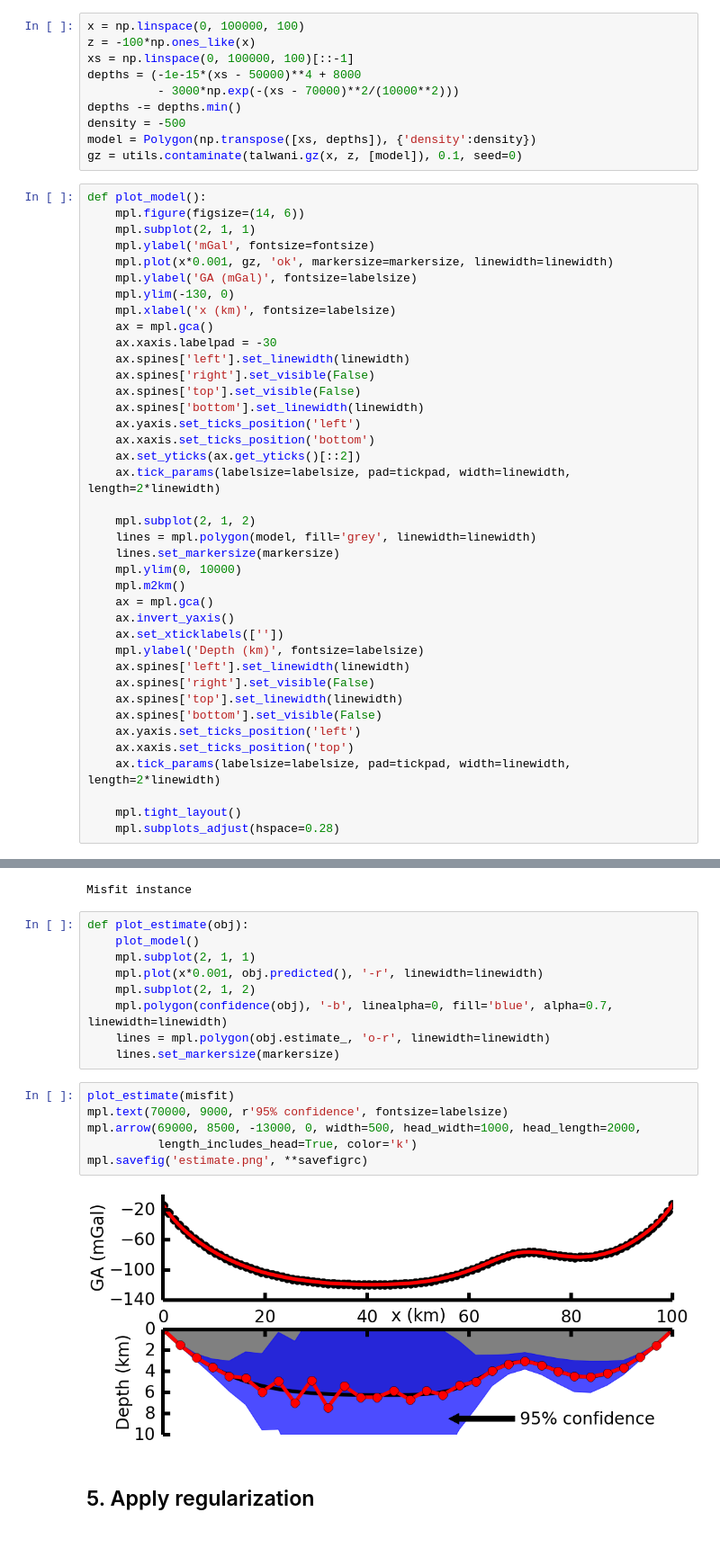
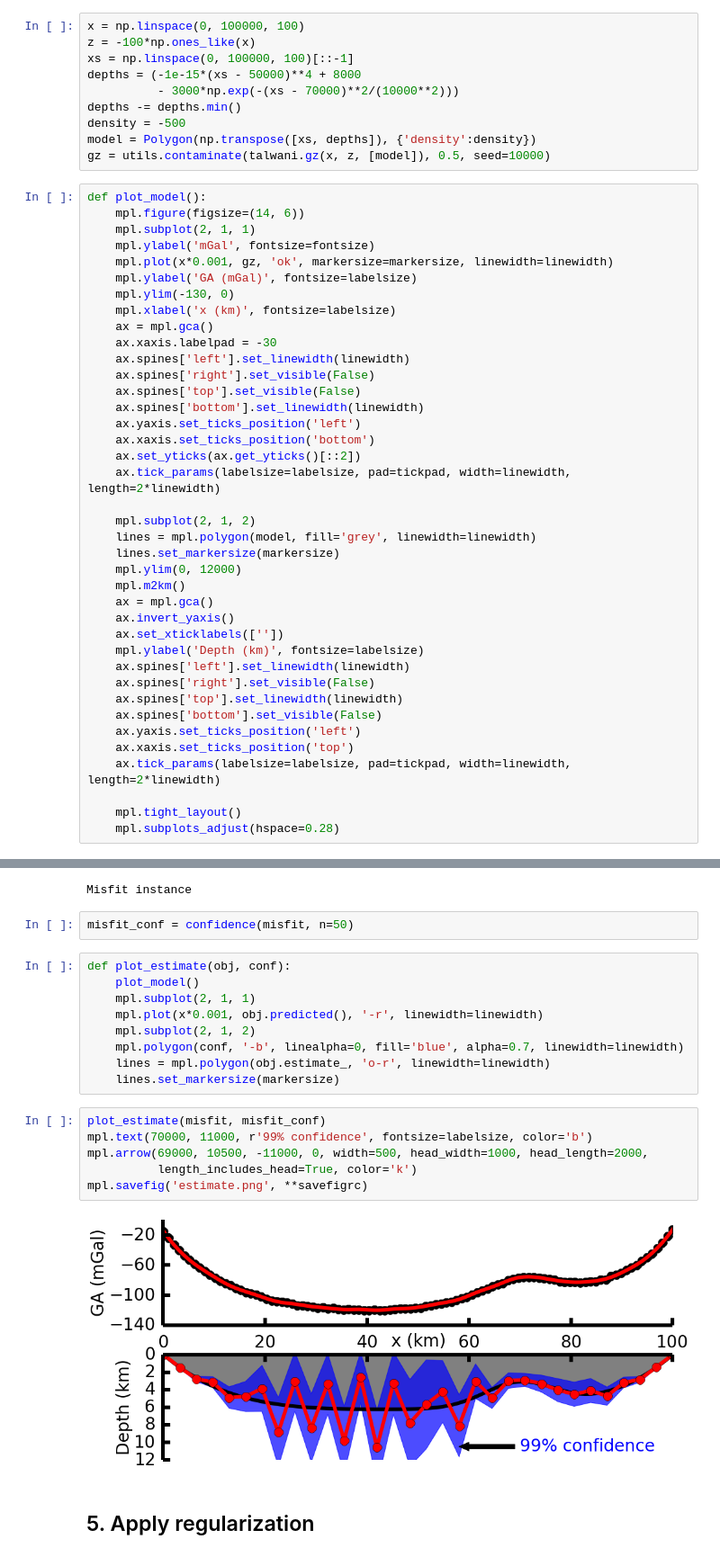
Before and after one commit to leouieda/scipy2014, a Jupyter notebook: gravity_inversion.ipynb, the cells around one changed output, grey strips where cells are left out. Shown at 90% size. Cells and saved outputs as stored; diff of their text form.

```diff
--- a/gravity_inversion.ipynb
+++ b/gravity_inversion.ipynb
@@ -290,7 +300,7 @@ depths = (-1e-15*(xs - 50000)**4 + 8000
 depths -= depths.min()
 density = -500
 model = Polygon(np.transpose([xs, depths]), {'density':density})
-gz = utils.contaminate(talwani.gz(x, z, [model]), 0.1, seed=0)
+gz = utils.contaminate(talwani.gz(x, z, [model]), 0.5, seed=10000)
 # %%
 def plot_model():
     mpl.figure(figsize=(14, 6))
@@ -314,7 +324,7 @@ def plot_model():
     mpl.subplot(2, 1, 2)
     lines = mpl.polygon(model, fill='grey', linewidth=linewidth)
     lines.set_markersize(markersize)
-    mpl.ylim(0, 10000)
+    mpl.ylim(0, 12000)
     mpl.m2km()
     ax = mpl.gca()
     ax.invert_yaxis()
@@ -341,23 +351,25 @@ initial = 3000*np.ones(misfit.nparams)
 misfit.config('levmarq', initial=initial).fit()
 # %% [output]
 Misfit instance
+# %%
+misfit_conf = confidence(misfit, n=50)
 # %%
-def plot_estimate(obj):
+def plot_estimate(obj, conf):
     plot_model()
     mpl.subplot(2, 1, 1)
     mpl.plot(x*0.001, obj.predicted(), '-r', linewidth=linewidth)
     mpl.subplot(2, 1, 2)
-    mpl.polygon(confidence(obj), '-b', linealpha=0, fill='blue', alpha=0.7, linewidth=linewidth)
+    mpl.polygon(conf, '-b', linealpha=0, fill='blue', alpha=0.7, linewidth=linewidth)
     lines = mpl.polygon(obj.estimate_, 'o-r', linewidth=linewidth)
     lines.set_markersize(markersize)
 # %%
-plot_estimate(misfit)
-mpl.text(70000, 9000, r'95% confidence', fontsize=labelsize)
-mpl.arrow(69000, 8500, -13000, 0, width=500, head_width=1000, head_length=2000,
+plot_estimate(misfit, misfit_conf)
+mpl.text(70000, 11000, r'99% confidence', fontsize=labelsize, color='b')
+mpl.arrow(69000, 10500, -11000, 0, width=500, head_width=1000, head_length=2000,
           length_includes_head=True, color='k')
 mpl.savefig('estimate.png', **savefigrc)
 # %% [output]
-[figure, old version]
+[figure, new version]
 # %% [markdown]
 ## 5. Apply regularization
 # %%
```
Also changed, not shown: parts of 14 cells of this notebook, 8 other files.
